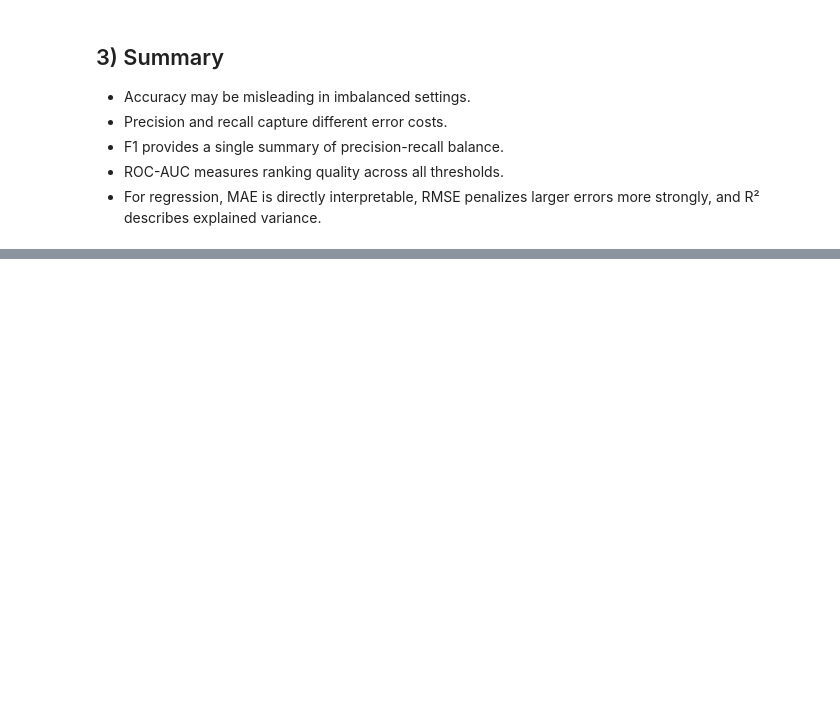
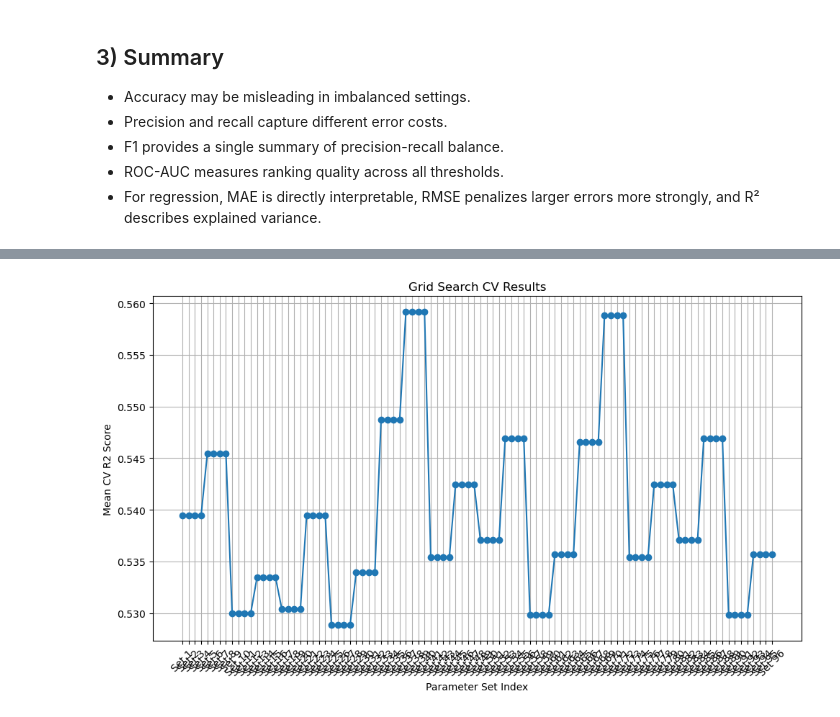
Before and after one commit to LeonardoDiCaterina/ML_deliverables_2026, a Jupyter notebook: Notebooks/Evaluation_Metrics.ipynb, the cells around one changed output, grey strips where cells are left out. Drawn from its saved outputs; the diff is of its cells as text; code cells hidden in the pictures; blank space fills up the shorter version.

```diff
--- a/Notebooks/Evaluation_Metrics.ipynb
+++ b/Notebooks/Evaluation_Metrics.ipynb
@@ -178,0 +196,21 @@ plt.show()
+# %%
+from sklearn.datasets import make_regression
+from  sklearn.model_selection import train_test_split
+
+X, y = make_regression(n_samples=100,
+                       n_features=5,
+                       n_informative=4,
+                       noise=5.0,
+                       random_state=42)
+
+X_train, X_test, y_train, y_test = train_test_split(X, y, test_size=0.3, random_state=42)
+
+grid_search = GridSearchCV(
+    estimator=rf,
+    param_grid=param_grid,
+    cv=5,
+    scoring='r2',
+    n_jobs=-1
+)
+
+grid_search.fit(X_train, y_train)
@@ -178,0 +266,21 @@ plt.show()
+# %%
+results = grid_search_pipeline.cv_results_
+
+import matplotlib.pyplot as plt
+import numpy as np
+# Extract mean test scores and parameters
+mean_test_scores = results['mean_test_score']
+params = results['params']
+
+plt.figure(figsize=(10, 6))
+plt.plot(mean_test_scores, marker='o')
+plt.title('Grid Search CV Results')
+plt.xlabel('Parameter Set Index')
+plt.ylabel('Mean CV R2 Score')
+plt.xticks(np.arange(len(params)), [f"Set {i+1}" for i
+    in range(len(params))], rotation=45)
+plt.grid()
+plt.tight_layout()
+plt.show()
+# %% [output]
+[figure, added]
```
Also changed, not shown: parts of 4 cells of this notebook.
